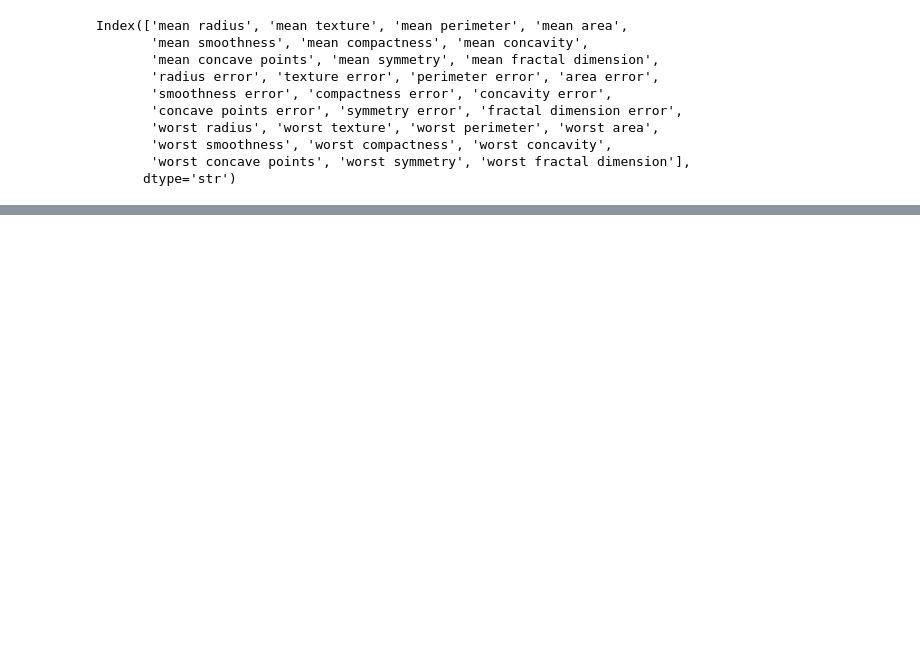
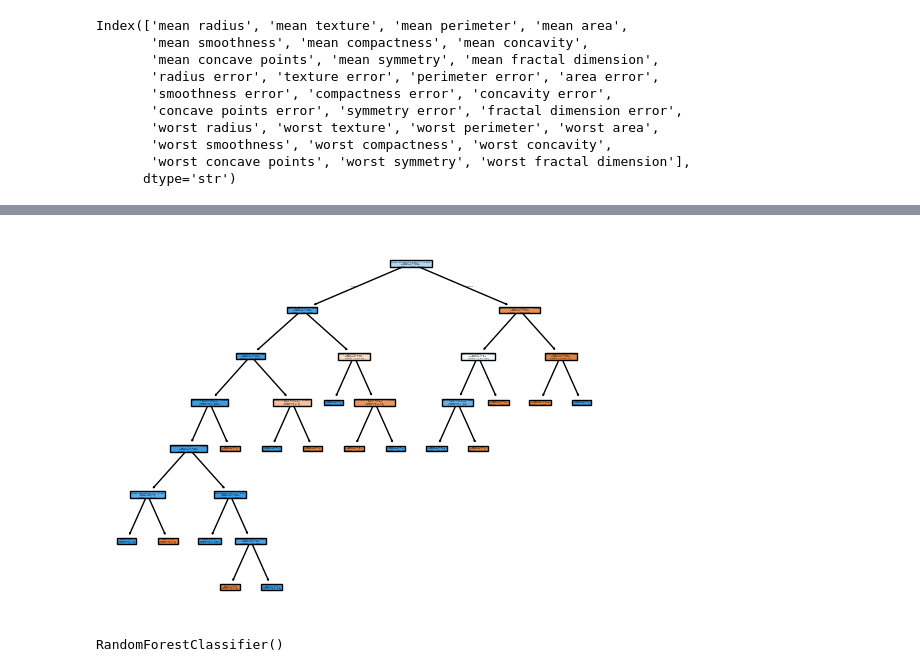
Before and after one commit to AhammedSameer46/bia-data-science, a Jupyter notebook: FIRST_PROJECT/MACHINE_LEARNING/Evlavte/Evaluvate.ipynb, the cells around one changed output, grey strips where cells are left out. Cells and saved outputs as stored; diff of their text form; code cells hidden in the pictures; blank space fills up the shorter version.

Commit message:
Model change

```diff
--- a/FIRST_PROJECT/MACHINE_LEARNING/Evlavte/Evaluvate.ipynb
+++ b/FIRST_PROJECT/MACHINE_LEARNING/Evlavte/Evaluvate.ipynb
@@ -183,3 +184,14 @@ Feature:worst concavity,Importance:0.008068854222700378
 Feature:worst concave points,Importance:0.06565079001137543
 Feature:worst symmetry,Importance:0.0
 Feature:worst fractal dimension,Importance:0.0
+# %%
+plt.Figure(figsize=(100,40))
+plot_tree(dt_model,feature_names=train_columns,filled=True)
+plt.show()
+# %% [output]
+[figure, added]
+# %%
+rf_model=RandomForestClassifier()
+rf_model.fit(x_train_scaled,y_train_pred)
+# %% [output]
+RandomForestClassifier()
```
Also changed, not shown: parts of 5 cells of this notebook.
